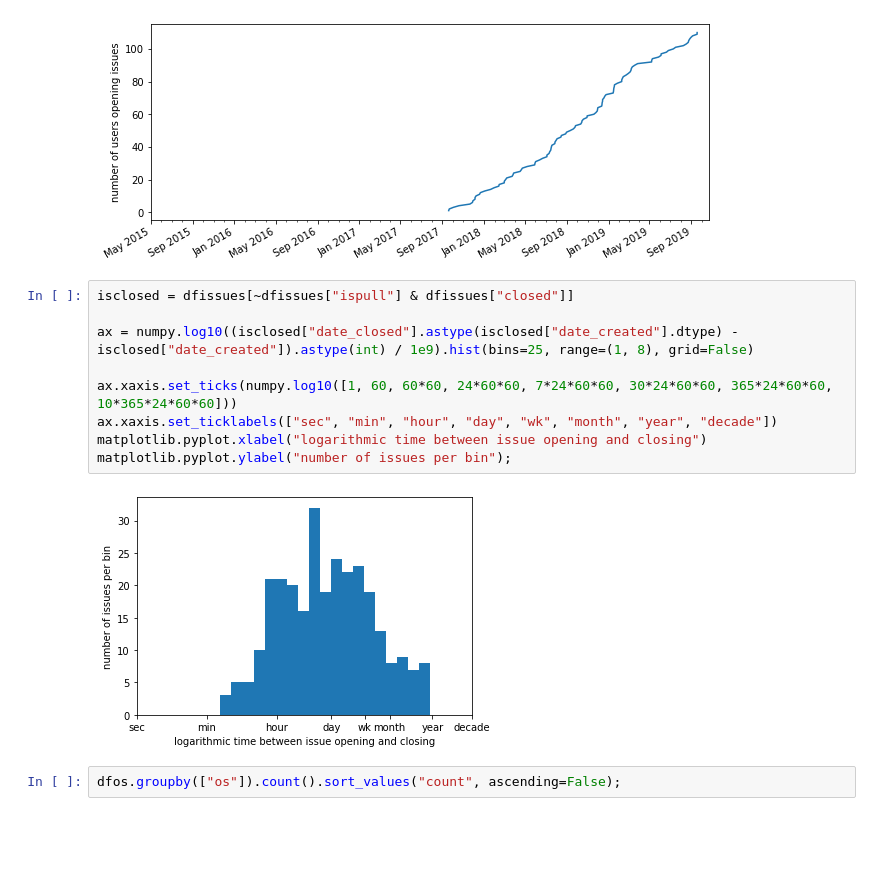
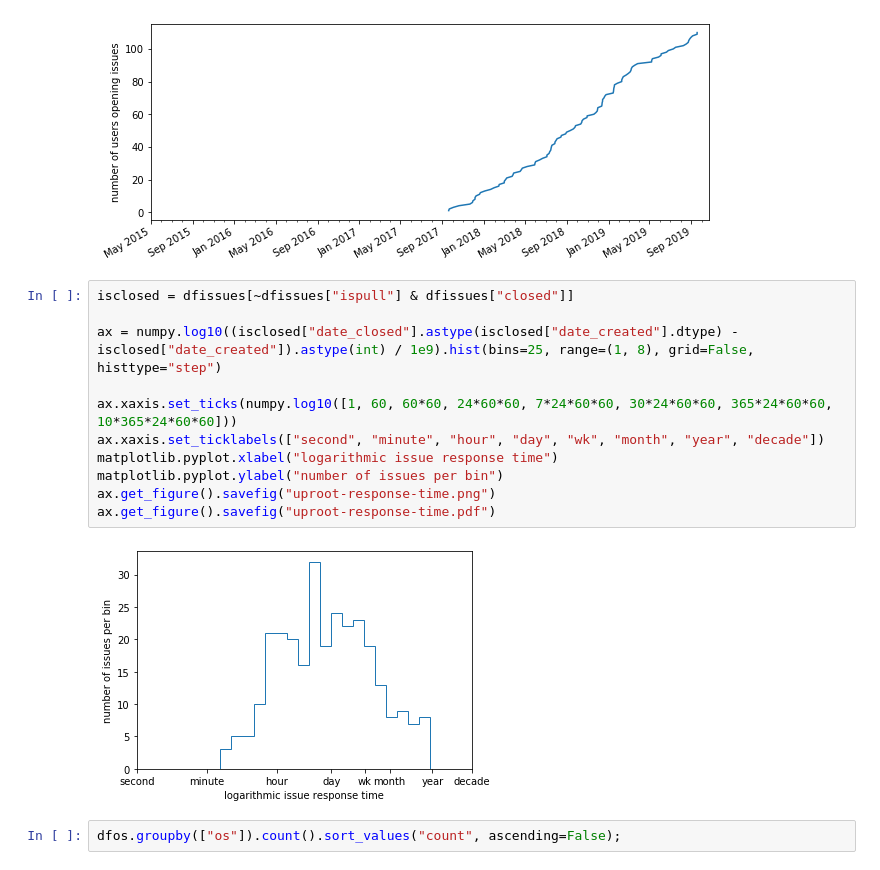
Before and after one commit to jpivarski-talks/2019-10-17-pyhep-awkward, a Jupyter notebook: analysis.ipynb, the cells around one changed output. Saved outputs shown, nothing was run; the diff lists cells and outputs as text; blank space fills up the shorter version.

Commit message:
Reloaded plots with Coffea; added issue response time.

```diff
--- a/analysis.ipynb
+++ b/analysis.ipynb
@@ -173,14 +175,16 @@ ax.get_figure().savefig("uproot-users.pdf")
 # %%
 isclosed = dfissues[~dfissues["ispull"] & dfissues["closed"]]
 
-ax = numpy.log10((isclosed["date_closed"].astype(isclosed["date_created"].dtype) - isclosed["date_created"]).astype(int) / 1e9).hist(bins=25, range=(1, 8), grid=False)
+ax = numpy.log10((isclosed["date_closed"].astype(isclosed["date_created"].dtype) - isclosed["date_created"]).astype(int) / 1e9).hist(bins=25, range=(1, 8), grid=False, histtype="step")
 
 ax.xaxis.set_ticks(numpy.log10([1, 60, 60*60, 24*60*60, 7*24*60*60, 30*24*60*60, 365*24*60*60, 10*365*24*60*60]))
-ax.xaxis.set_ticklabels(["sec", "min", "hour", "day", "wk", "month", "year", "decade"])
-matplotlib.pyplot.xlabel("logarithmic time between issue opening and closing")
-matplotlib.pyplot.ylabel("number of issues per bin");
+ax.xaxis.set_ticklabels(["second", "minute", "hour", "day", "wk", "month", "year", "decade"])
+matplotlib.pyplot.xlabel("logarithmic issue response time")
+matplotlib.pyplot.ylabel("number of issues per bin")
+ax.get_figure().savefig("uproot-response-time.png")
+ax.get_figure().savefig("uproot-response-time.pdf")
 # %% [output]
-[figure, old version]
+[figure, new version]
 # %%
 dfos.groupby(["os"]).count().sort_values("count", ascending=False);
 # %%
```
Also changed, not shown: parts of 7 cells of this notebook, 18 other files.
